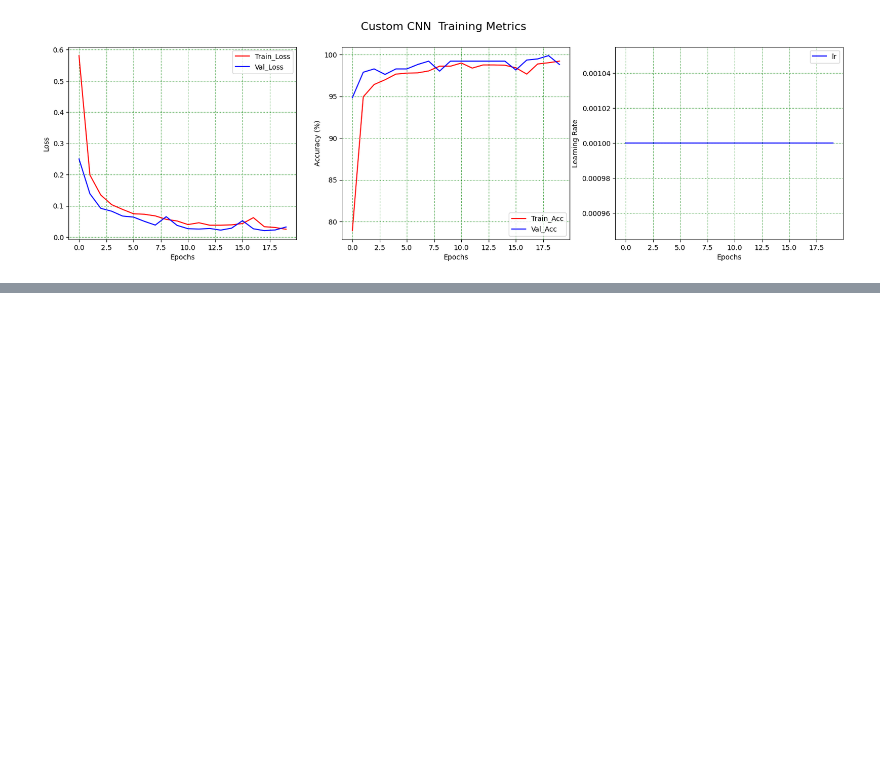
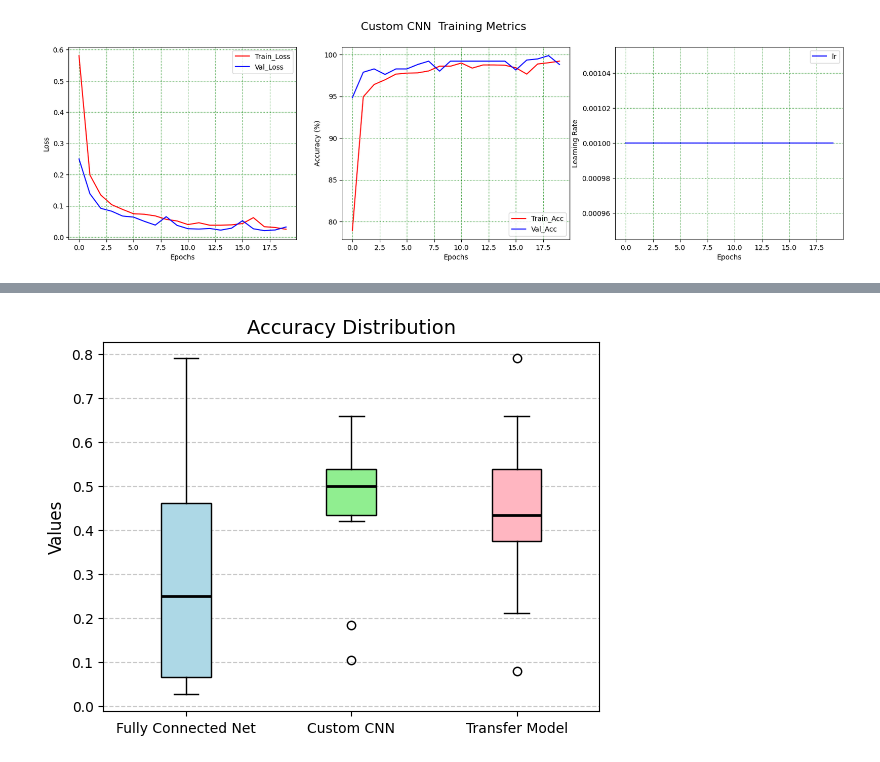
Before and after one commit to MetronWard/Computer-Vision-Course, a Jupyter notebook: Chapter_2_Convolution_Layers.ipynb, the cells around one changed output, grey strips where cells are left out. Drawn from its saved outputs; the diff is of its cells as text; code cells hidden in the pictures; blank space fills up the shorter version.

Commit message:
Added Distribution Charts

```diff
--- a/Chapter_2_Convolution_Layers.ipynb
+++ b/Chapter_2_Convolution_Layers.ipynb
@@ -517,0 +404,19 @@ plt.show()
+# %%
+model_names = ["Fully Connected Net", "Custom CNN", "Transfer Model"]
+# %%
+precision_df = pd.DataFrame(np.empty([10, 3]),
+                            index=np.arange(10),
+                            columns=model_names)
+
+
+recall_df = pd.DataFrame(np.empty([10, 3]),
+                            index=np.arange(10),
+                            columns=model_names)
+
+accuracy_df = pd.DataFrame(np.empty([10, 3]),
+                            index=np.arange(10),
+                            columns=model_names)
+
+f1_df = pd.DataFrame(np.empty([10, 3]),
+                            index=np.arange(10),
+                            columns=model_names)
@@ -517,0 +441,23 @@ plt.show()
+# %%
+# Create the boxplot with patch_artist=True for coloring
+box = plt.boxplot([accuracy_df[col] for col in accuracy_df.columns],
+                  labels=accuracy_df.columns, patch_artist=True)
+
+# Custom colors
+colors = ['lightblue', 'lightgreen', 'lightpink']
+
+for patch, color in zip(box['boxes'], colors):
+    patch.set_facecolor(color)
+
+# Style median lines
+for median in box['medians']:
+    median.set(color='black', linewidth=2)
+
+# Add labels and title
+plt.ylabel("Values", fontsize=12)
+plt.title("Accuracy Distribution", fontsize=14)
+
+plt.grid(axis='y', linestyle='--', alpha=0.7)
+plt.show()
+# %% [output]
+[figure, added]
```
Also changed, not shown: parts of 18 cells of this notebook.
